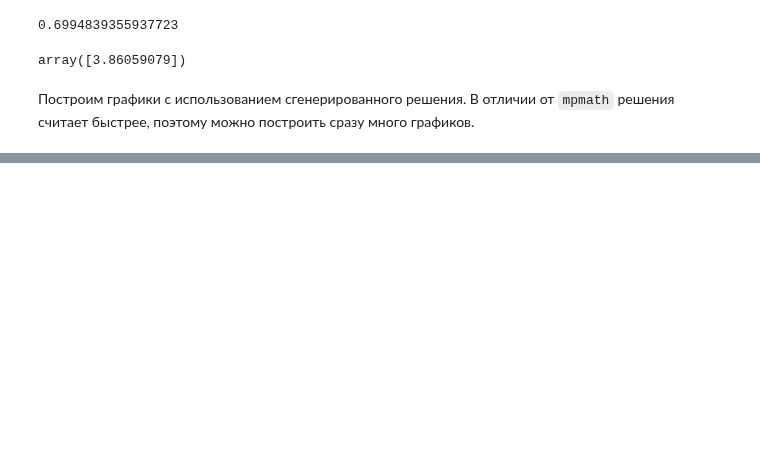
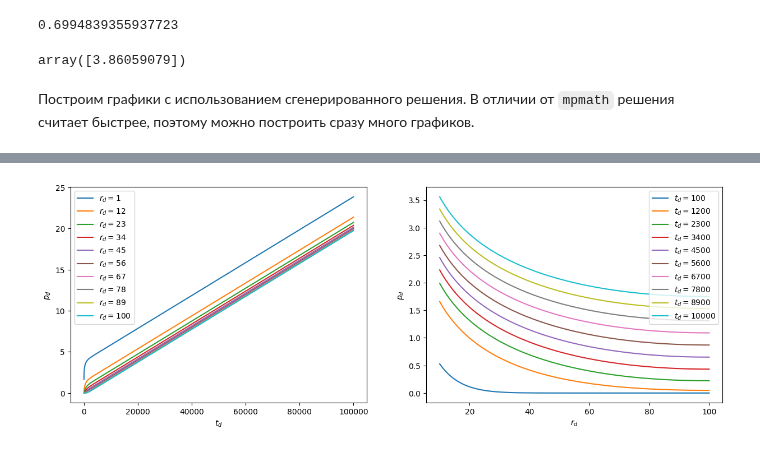
Before and after one commit to khabibullinra/welltest_examples, a Jupyter notebook: examples/04_02_Laplace_solutions_manipulation_with_sympy.ipynb, the cells around one changed output, grey strips where cells are left out. Drawn from its saved outputs; the diff is of its cells as text; code cells hidden in the pictures; blank space fills up the shorter version.

```diff
--- a/examples/04_02_Laplace_solutions_manipulation_with_sympy.ipynb
+++ b/examples/04_02_Laplace_solutions_manipulation_with_sympy.ipynb
@@ -337,0 +512,4 @@ plt.show()
+# %%
+r_e = sp.symbols('r_e', positive=True)
+eq1 = sp.Eq(soln2.rhs.diff(r_d).subs(r_d, r_e),0)
+eq1
@@ -337,0 +518,3 @@ plt.show()
+# %%
+eq2 = sp.Eq(r_d * soln2.rhs.diff(r_d), -1/u).subs(r_d, 1)
+eq2
@@ -337,0 +523,3 @@ plt.show()
+# %%
+sol_AB = sp.solve([eq1,eq2], [A,B])
+sol_AB
@@ -337,0 +529,3 @@ plt.show()
+# %%
+sol_re_close = soln2.subs(A, sol_AB[A]).subs(B, sol_AB[B]).simplify()
+sol_re_close
@@ -337,0 +541,32 @@ plt.show()
+# %%
+# преобразование sympy выражения в lambda функцию с использованием numpy
+soln_re_close_numpy = sp.lambdify([u, r_d, r_e], sol_re_close.rhs, modules = ['numpy', 'scipy'])
+
+# после преобразования lambda функцию можно использовать для проведения расчетов как обычныую функцию
+
+# определим функцию для расчета обратного преобразования Лапласа
+# отдельная функция удобно чтобы передавать r_d второй параметр
+def soln_re_close_inv_lapl_numpy(t_d=1000, r_d=1, r_e=100):
+    sol_lap = anaflow.get_lap_inv(soln_re_close_numpy,  r_d=r_d, r_e=r_e)
+    return sol_lap(t_d)
+
+# зададим диапазоны изменения параметров для построения графиков
+td_arr = np.logspace(1,5,100)
+rd_arr = np.logspace(1,2,100)
+re=100
+# построим графики
+fig, (ax1, ax2) = plt.subplots(1, 2, figsize=[15,5])
+for ri in np.linspace(1,100,10):
+    ax1.plot(td_arr, soln_re_close_inv_lapl_numpy(td_arr, r_d=ri, r_e=re), label = f'$r_d={ri:.0f}$')
+for ti in np.linspace(1e2, 1e4,10):
+    ax2.plot(rd_arr, np.squeeze( [soln_re_close_inv_lapl_numpy(ti, r_d=ri, r_e=re) for ri in rd_arr ] ), label = f'$t_d={ti:.0f}$')
+# наведем немного красоты
+ax1.set_xlabel('$t_d$')
+ax1.set_ylabel('$p_d$')
+ax1.legend()
+ax2.set_xlabel('$r_d$')
+ax2.set_ylabel('$p_d$')
+ax2.legend()
+plt.show()
+# %% [output]
+[figure, added]
```
Also changed, not shown: parts of 52 cells of this notebook, 15 other files.
